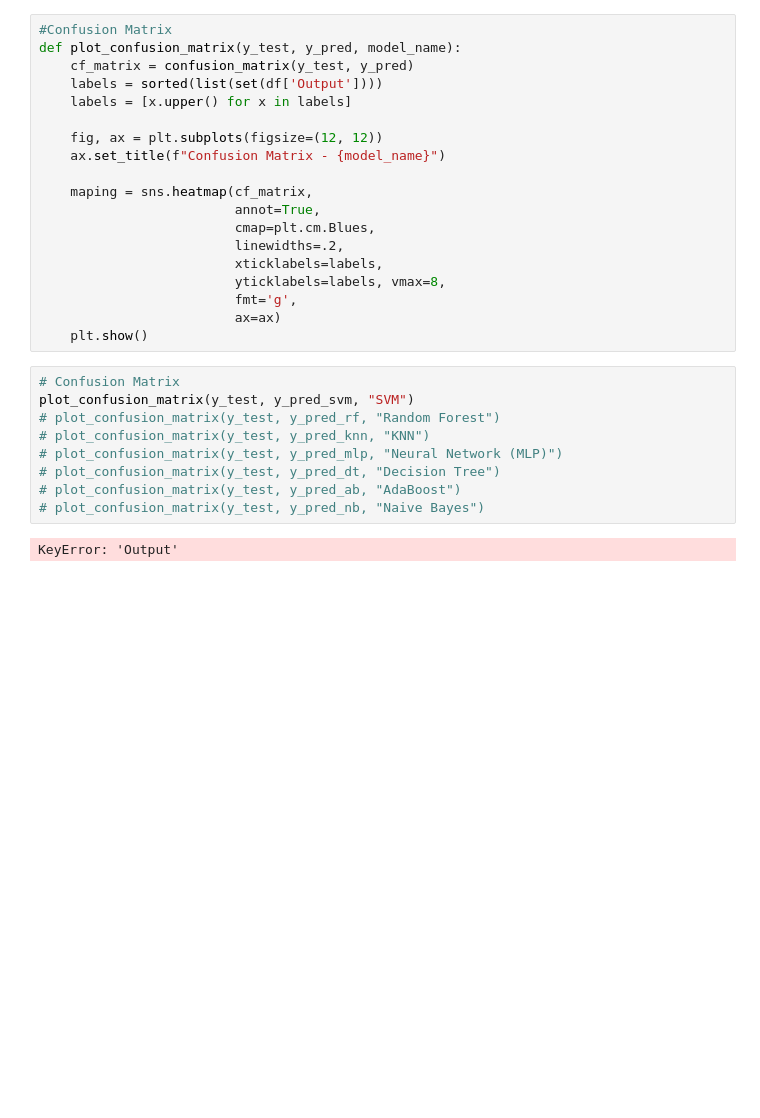
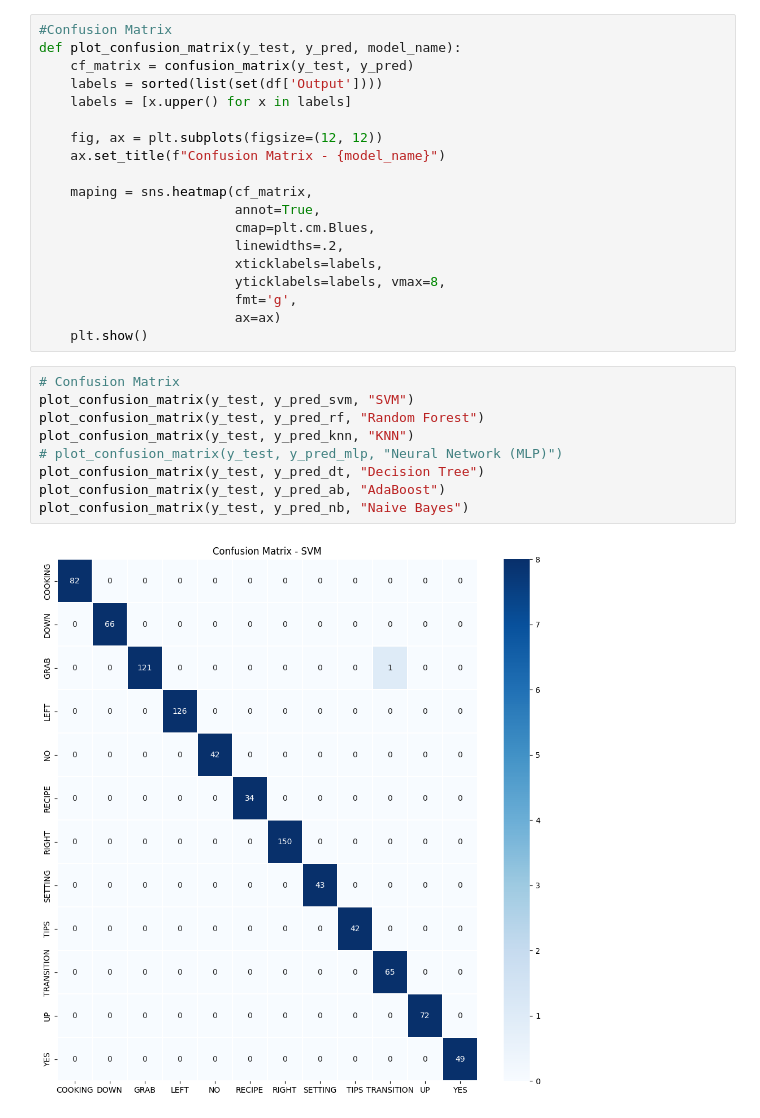
Before and after one commit to LouknamtrS/barf-meow, a Jupyter notebook: train.ipynb, the cells around one changed output. Saved outputs shown, nothing was run; the diff lists cells and outputs as text; blank space fills up the shorter version.

```diff
--- a/train.ipynb
+++ b/train.ipynb
@@ -308,11 +306,11 @@ def plot_confusion_matrix(y_test, y_pred, model_name):
 # %%
 # Confusion Matrix
 plot_confusion_matrix(y_test, y_pred_svm, "SVM")
-# plot_confusion_matrix(y_test, y_pred_rf, "Random Forest")
-# plot_confusion_matrix(y_test, y_pred_knn, "KNN")
+plot_confusion_matrix(y_test, y_pred_rf, "Random Forest")
+plot_confusion_matrix(y_test, y_pred_knn, "KNN")
 # plot_confusion_matrix(y_test, y_pred_mlp, "Neural Network (MLP)")
-# plot_confusion_matrix(y_test, y_pred_dt, "Decision Tree")
-# plot_confusion_matrix(y_test, y_pred_ab, "AdaBoost")
-# plot_confusion_matrix(y_test, y_pred_nb, "Naive Bayes")
+plot_confusion_matrix(y_test, y_pred_dt, "Decision Tree")
+plot_confusion_matrix(y_test, y_pred_ab, "AdaBoost")
+plot_confusion_matrix(y_test, y_pred_nb, "Naive Bayes")
 # %% [output]
-KeyError: 'Output'
+[figure, added]
```
Also changed, not shown: parts of 13 cells of this notebook.
